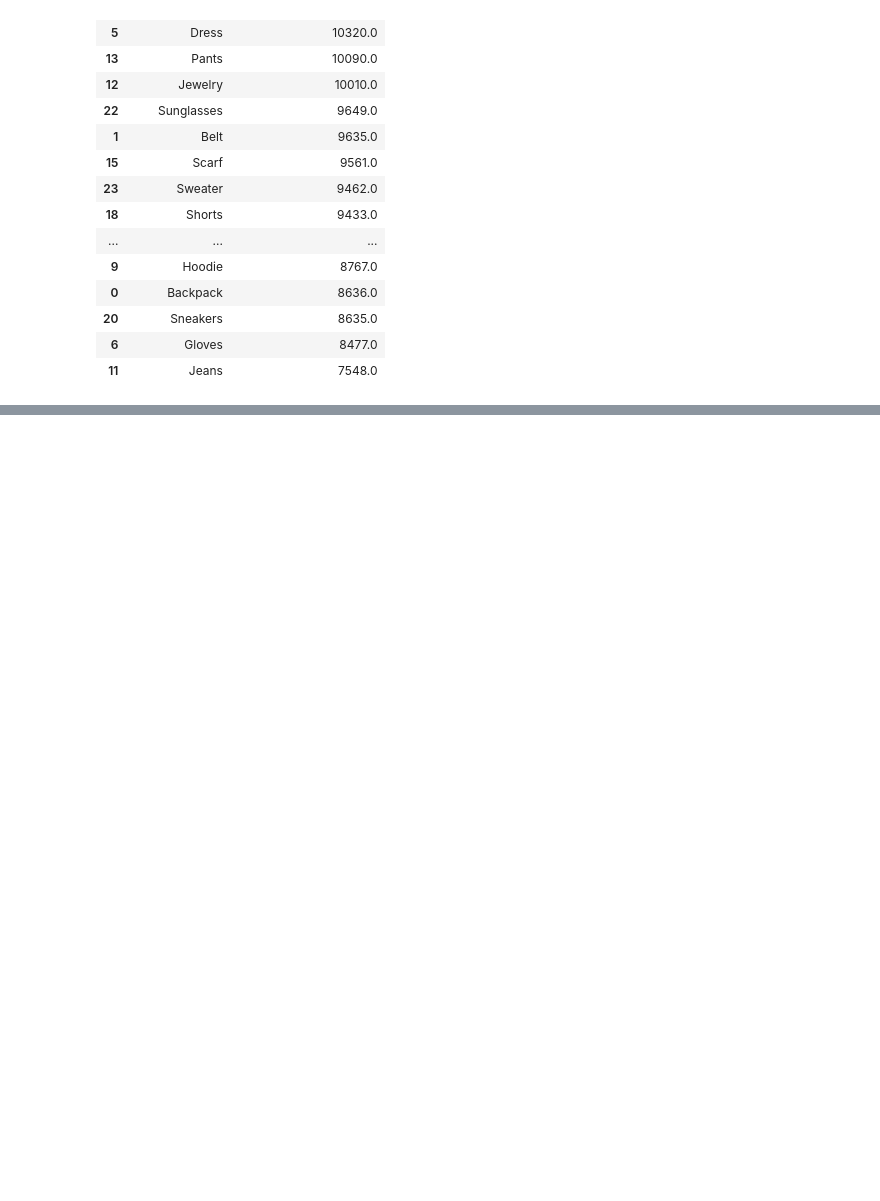
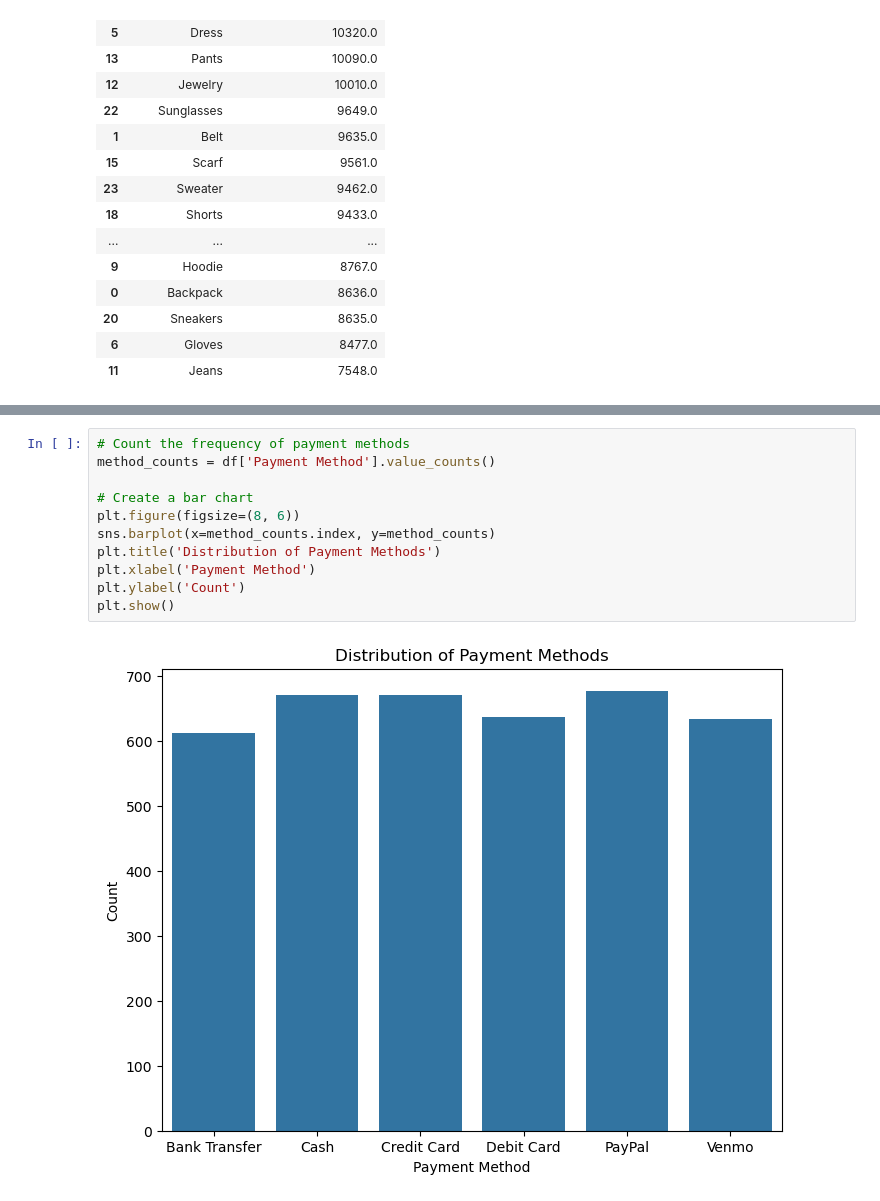
Before and after one commit to luisrodriguezror/project4, a Jupyter notebook: Data_Setup.ipynb, the cells around one changed output, grey strips where cells are left out. Saved outputs shown, nothing was run; the diff lists cells and outputs as text; blank space fills up the shorter version.

```diff
--- a/Data_Setup.ipynb
+++ b/Data_Setup.ipynb
@@ -268,0 +282,13 @@ plt.show()
+# %%
+# Count the frequency of payment methods
+method_counts = df['Payment Method'].value_counts()
+
+# Create a bar chart
+plt.figure(figsize=(8, 6))
+sns.barplot(x=method_counts.index, y=method_counts)
+plt.title('Distribution of Payment Methods')
+plt.xlabel('Payment Method')
+plt.ylabel('Count')
+plt.show()
+# %% [output]
+[figure, added]
```
Also changed, not shown: parts of 5 cells of this notebook.
